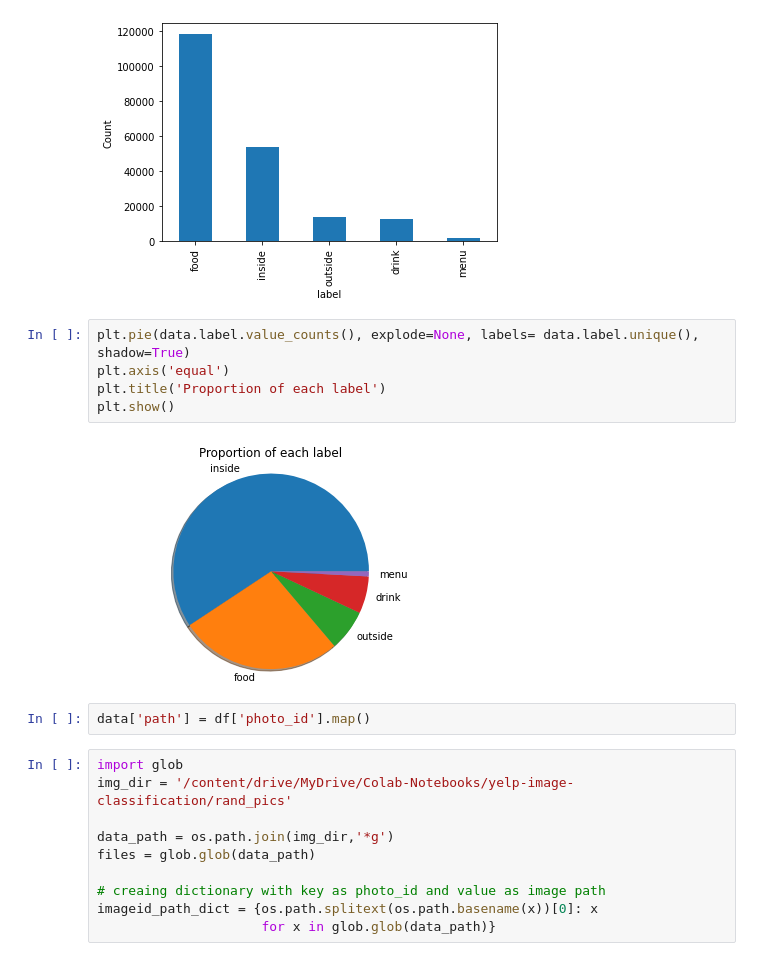
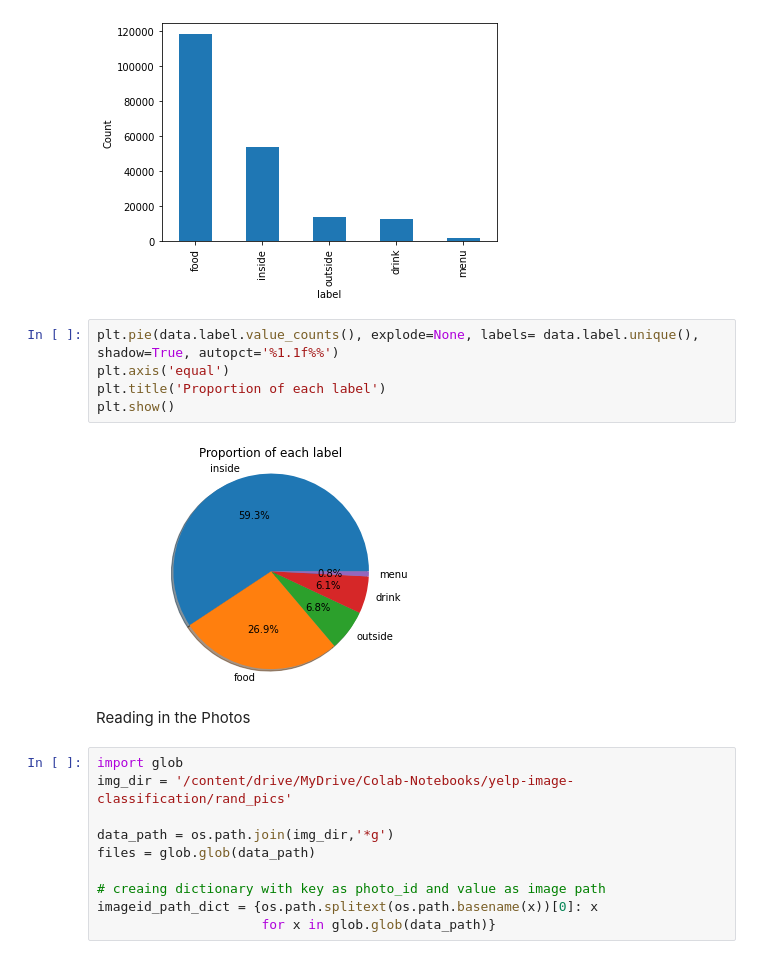
Before and after one commit to sathwikkes/Yelp-Image-Classification, a Jupyter notebook: data_wrangling.ipynb, the cells around one changed output. Saved outputs shown, nothing was run; the diff lists cells and outputs as text.

```diff
--- a/data_wrangling.ipynb
+++ b/data_wrangling.ipynb
@@ -97,14 +100,14 @@ data.label.value_counts().plot(kind='bar', xlabel='label', ylabel='Count')
 <matplotlib.axes._subplots.AxesSubplot at 0x...>
 [figure]
 # %%
-plt.pie(data.label.value_counts(), explode=None, labels= data.label.unique(), shadow=True)
+plt.pie(data.label.value_counts(), explode=None, labels= data.label.unique(), shadow=True, autopct='%1.1f%%')
 plt.axis('equal')
 plt.title('Proportion of each label')
 plt.show()
 # %% [output]
-[figure, old version]
+[figure, new version]
-# %%
-data['path'] = df['photo_id'].map()
+# %% [markdown]
+Reading in the Photos
 # %%
 import glob
 img_dir = '/content/drive/MyDrive/Colab-Notebooks/yelp-image-classification/rand_pics'
```
Also changed, not shown: parts of 24 cells of this notebook.
